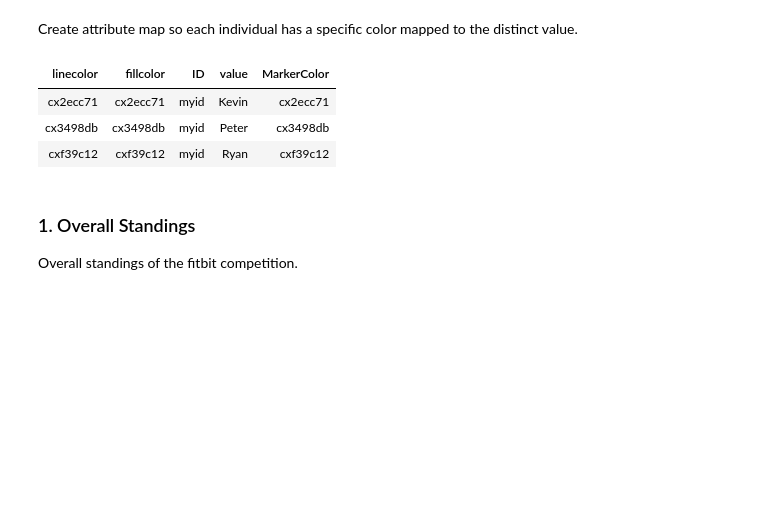
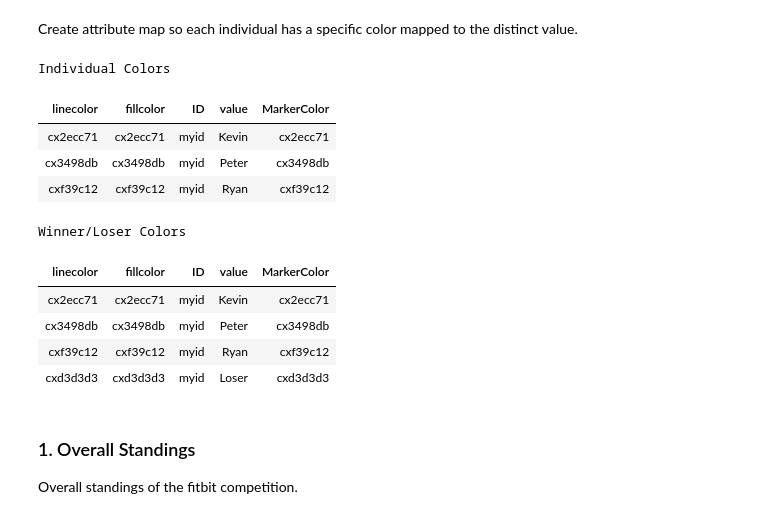
Before and after one commit to pestyld/data_projects, a Jupyter notebook: Fitbit Competition/Fitbit Competition.ipynb, the cells around one changed output. Saved outputs shown, nothing was run; the diff lists cells and outputs as text; code cells hidden in the pictures; blank space fills up the shorter version.

```diff
--- a/Fitbit Competition/Fitbit Competition.ipynb
+++ b/Fitbit Competition/Fitbit Competition.ipynb
@@ -376,20 +403,44 @@ Create attribute map so each individual has a specific color mapped to the disti
 # %%
 data attrs;
 length linecolor $ 9 fillcolor $ 9;
 input ID $ value $ linecolor $ fillcolor $ MarkerColor $;
 datalines;
     myid Kevin cx2ecc71 cx2ecc71 cx2ecc71
     myid Peter cx3498db cx3498db cx3498db
     myid Ryan cxf39c12 cxf39c12 cxf39c12
 ;
 run;
 
+title "Individual Colors";
 %head(attrs)
+
+
+
+data winner;
+length linecolor $ 9 fillcolor $ 9;
+input ID $ value $ linecolor $ fillcolor $ MarkerColor $;
+datalines;
+    myid Kevin cx2ecc71 cx2ecc71 cx2ecc71
+    myid Peter cx3498db cx3498db cx3498db
+    myid Ryan cxf39c12 cxf39c12 cxf39c12
+    myid Loser cxd3d3d3 cxd3d3d3 cxd3d3d3
+;
+run;
+
+title "Winner/Loser Colors";
+%head(winner)
 # %% [output]
+Individual Colors
 | linecolor | fillcolor | ID | value | MarkerColor |
 | cx2ecc71 | cx2ecc71 | myid | Kevin | cx2ecc71 |
 | cx3498db | cx3498db | myid | Peter | cx3498db |
 | cxf39c12 | cxf39c12 | myid | Ryan | cxf39c12 |
+Winner/Loser Colors
+| linecolor | fillcolor | ID | value | MarkerColor |
+| cx2ecc71 | cx2ecc71 | myid | Kevin | cx2ecc71 |
+| cx3498db | cx3498db | myid | Peter | cx3498db |
+| cxf39c12 | cxf39c12 | myid | Ryan | cxf39c12 |
+| cxd3d3d3 | cxd3d3d3 | myid | Loser | cxd3d3d3 |
 # %% [markdown]
 ### 1. Overall Standings
 Overall standings of the fitbit competition.
```
Also changed, not shown: parts of 39 cells of this notebook, 4 other files.
